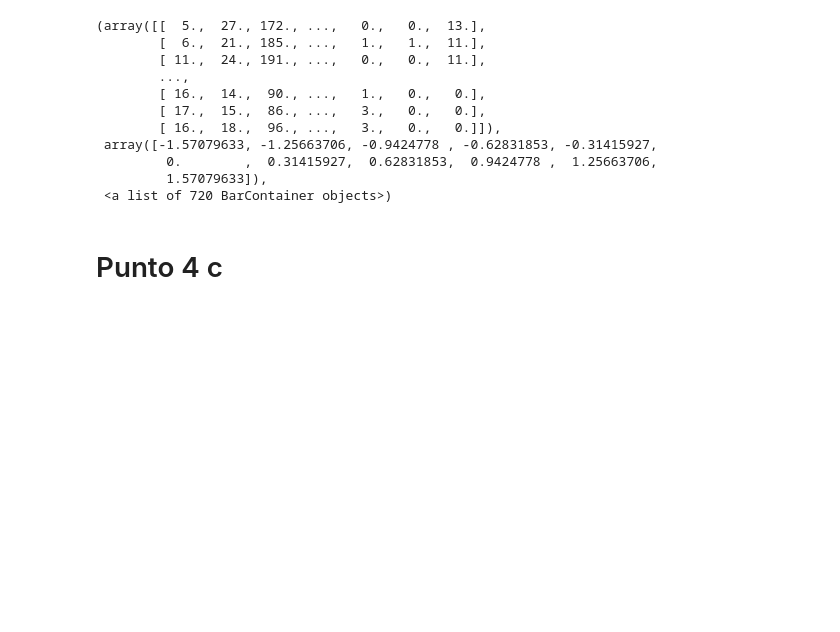
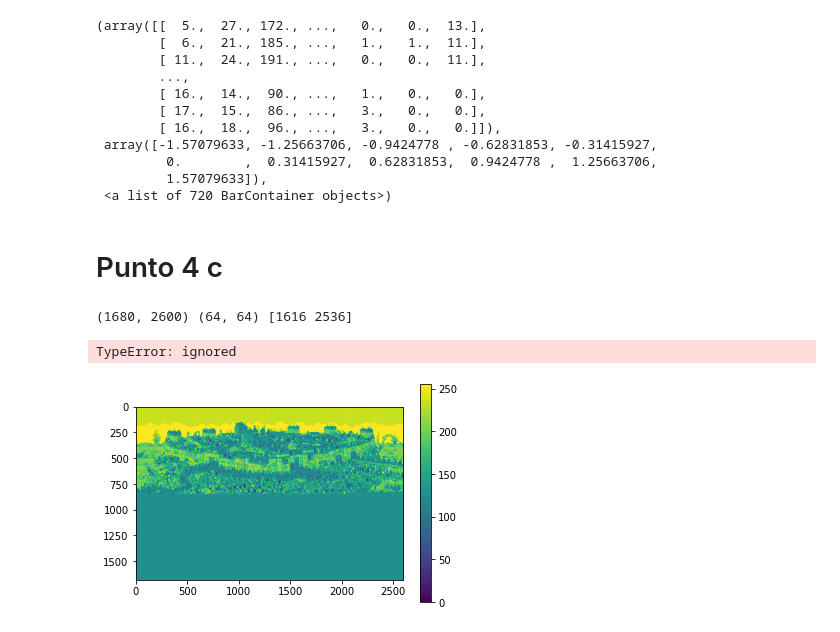
Before and after one commit to bdbejarc/Instrumentos-Opticos, a Jupyter notebook: Entrega_01/Entrega_01.ipynb, the cells around one changed output. Saved outputs shown, nothing was run; the diff lists cells and outputs as text; code cells hidden in the pictures; blank space fills up the shorter version.

```diff
--- a/Entrega_01/Entrega_01.ipynb
+++ b/Entrega_01/Entrega_01.ipynb
@@ -156,3 +180,24 @@ plt.hist(np.angle(a))
  <a list of 720 BarContainer objects>)
 # %% [markdown]
 # Punto 4 c
+# %%
+img_gu = cv2.imread("//c.jpeg")
+img_waly=cv2.imread("/c_clue.jpeg")
+
+
+gray_img_gu = cv2.cvtColor(img_gu, cv2.COLOR_BGR2GRAY)
+gray_img_waly = cv2.cvtColor(img_waly, cv2.COLOR_BGR2GRAY)
+
+
+plt.imshow(gray_img_gu)
+
+#plt.imshow(gray_img_waly)
+plt.colorbar()
+
+print(np.shape(gray_img_gu), np.shape(gray_img_waly), np.array(np.shape(gray_img_gu) )-np.array(np.shape(gray_img_waly) ) )
+
+cv2_imshow(gray_img_gu)
+# %% [output]
+(1680, 2600) (64, 64) [1616 2536]
+TypeError: ignored
+[figure, added]
```
Also changed, not shown: parts of 12 cells of this notebook.
